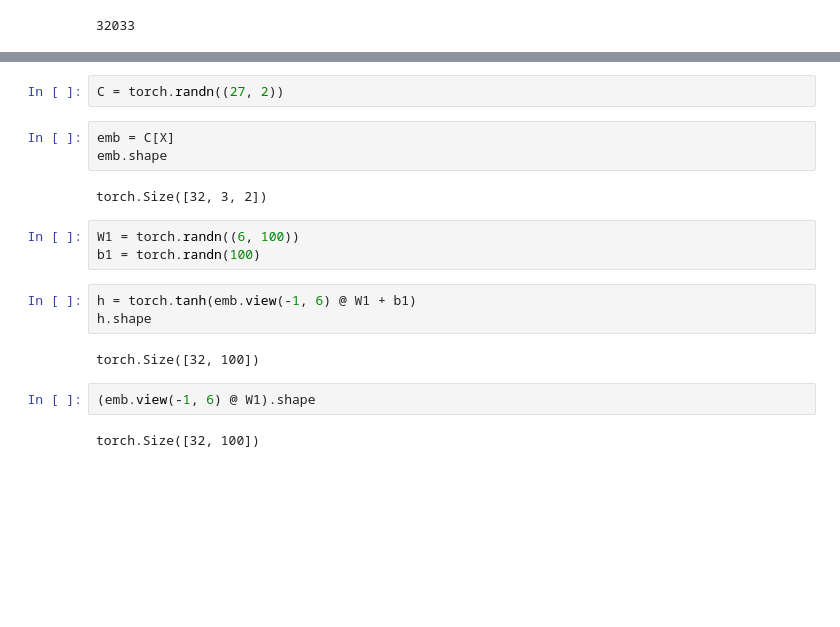
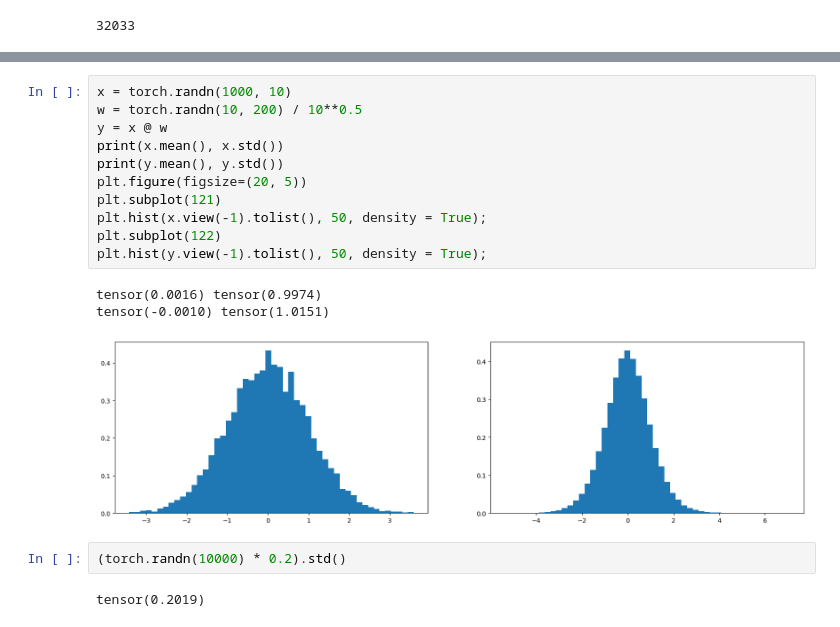
Before and after one commit to DohByDohX/MLStuff, a Jupyter notebook: ANN_Practice/makemore_practice_3.ipynb, the cells around one changed output, grey strips where cells are left out. Cells and saved outputs as stored; diff of their text form; blank space fills up the shorter version.

```diff
--- a/ANN_Practice/makemore_practice_3.ipynb
+++ b/ANN_Practice/makemore_practice_3.ipynb
@@ -67,19 +80,19 @@ X.shape, X.dtype, Y.shape, Y.dtype
+# %%
+x = torch.randn(1000, 10)
+w = torch.randn(10, 200) / 10**0.5
+y = x @ w
+print(x.mean(), x.std())
+print(y.mean(), y.std())
+plt.figure(figsize=(20, 5))
+plt.subplot(121)
+plt.hist(x.view(-1).tolist(), 50, density = True);
+plt.subplot(122)
+plt.hist(y.view(-1).tolist(), 50, density = True);
+# %% [output]
+tensor(0.0016) tensor(0.9974)
+tensor(-0.0010) tensor(1.0151)
+[figure, added]
 # %%
-C = torch.randn((27, 2))
+(torch.randn(10000) * 0.2).std()
+# %% [output]
+tensor(0.2019)
-# %%
-emb = C[X]
-emb.shape
-# %% [output]
-torch.Size([32, 3, 2])
-# %%
-W1 = torch.randn((6, 100))
-b1 = torch.randn(100)
-# %%
-h = torch.tanh(emb.view(-1, 6) @ W1 + b1)
-h.shape
-# %% [output]
-torch.Size([32, 100])
-# %%
-(emb.view(-1, 6) @ W1).shape
-# %% [output]
-torch.Size([32, 100])
```
Also changed, not shown: parts of 29 cells of this notebook.
